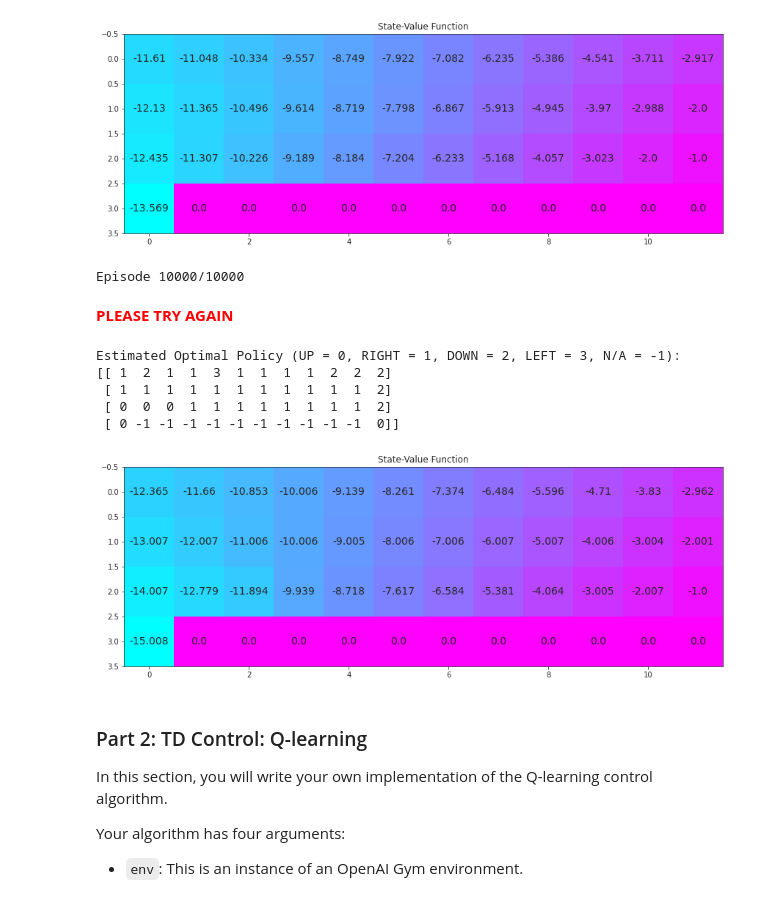
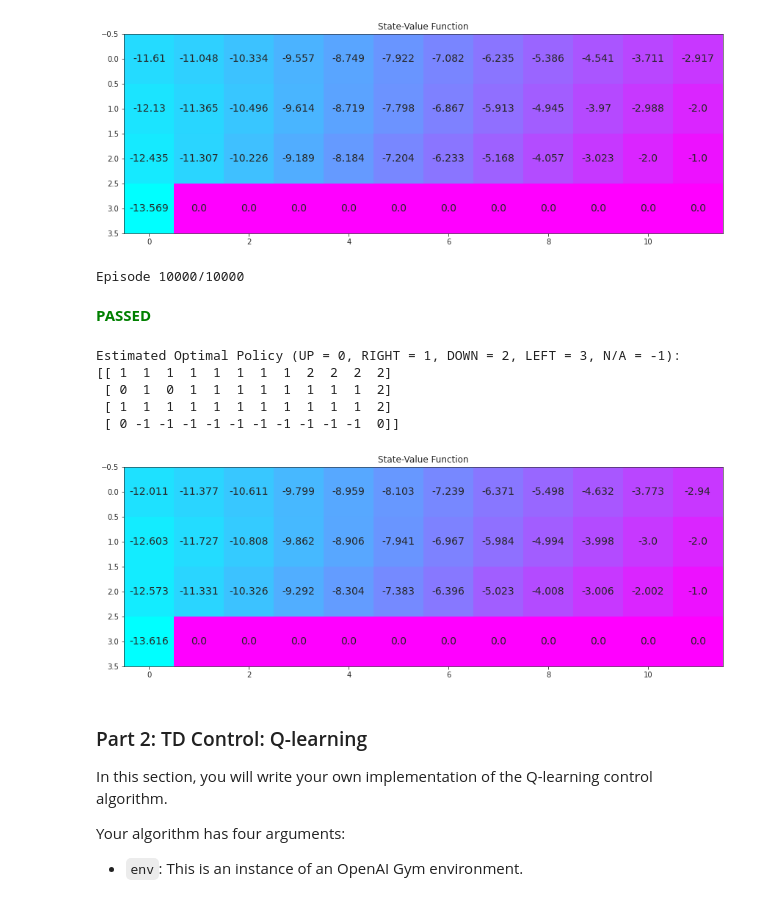
Before and after one commit to sanjuu11525/deep-reinforcement-learning, a Jupyter notebook: temporal-difference/Temporal_Difference.ipynb, the cells around one changed output. Cells and saved outputs as stored; diff of their text form; code cells hidden in the pictures.

```diff
--- a/temporal-difference/Temporal_Difference.ipynb
+++ b/temporal-difference/Temporal_Difference.ipynb
@@ -139,27 +139,27 @@ Estimated Optimal Policy (UP = 0, RIGHT = 1, DOWN = 2, LEFT = 3, N/A = -1):
 [figure]
 # %%
 # obtain the estimated optimal policy and corresponding action-value function
-Q_sarsa = sarsa(env, 10000, .01, epsilon_decay=.95)
+Q_sarsa = sarsa(env, 10000, .01, epsilon_decay=.92)
 
 # print the estimated optimal policy
 policy_sarsa = np.array([np.argmax(Q_sarsa[key]) if key in Q_sarsa else -1 for key in np.arange(48)]).reshape(4,12)
 check_test.run_check('td_control_check', policy_sarsa)
 print("\nEstimated Optimal Policy (UP = 0, RIGHT = 1, DOWN = 2, LEFT = 3, N/A = -1):")
 print(policy_sarsa)
 
 # plot the estimated optimal state-value function
 V_sarsa = ([np.max(Q_sarsa[key]) if key in Q_sarsa else 0 for key in np.arange(48)])
 plot_values(V_sarsa)
 # compare the result with the exact above. If deviations exist, it means exploration not enough.
 # %% [output]
 Episode 10000/10000
-**<span style="color: red;">PLEASE TRY AGAIN</span>**
+**<span style="color: green;">PASSED</span>**
 Estimated Optimal Policy (UP = 0, RIGHT = 1, DOWN = 2, LEFT = 3, N/A = -1):
-[[ 1  2  1  1  3  1  1  1  1  2  2  2]
+[[ 1  1  1  1  1  1  1  1  2  2  2  2]
+ [ 0  1  0  1  1  1  1  1  1  1  1  2]
  [ 1  1  1  1  1  1  1  1  1  1  1  2]
- [ 0  0  0  1  1  1  1  1  1  1  1  2]
  [ 0 -1 -1 -1 -1 -1 -1 -1 -1 -1 -1  0]]
-[figure, old version]
+[figure, new version]
 # %% [markdown]
 ### Part 2: TD Control: Q-learning
 
```
Also changed, not shown: parts of 2 cells of this notebook.
